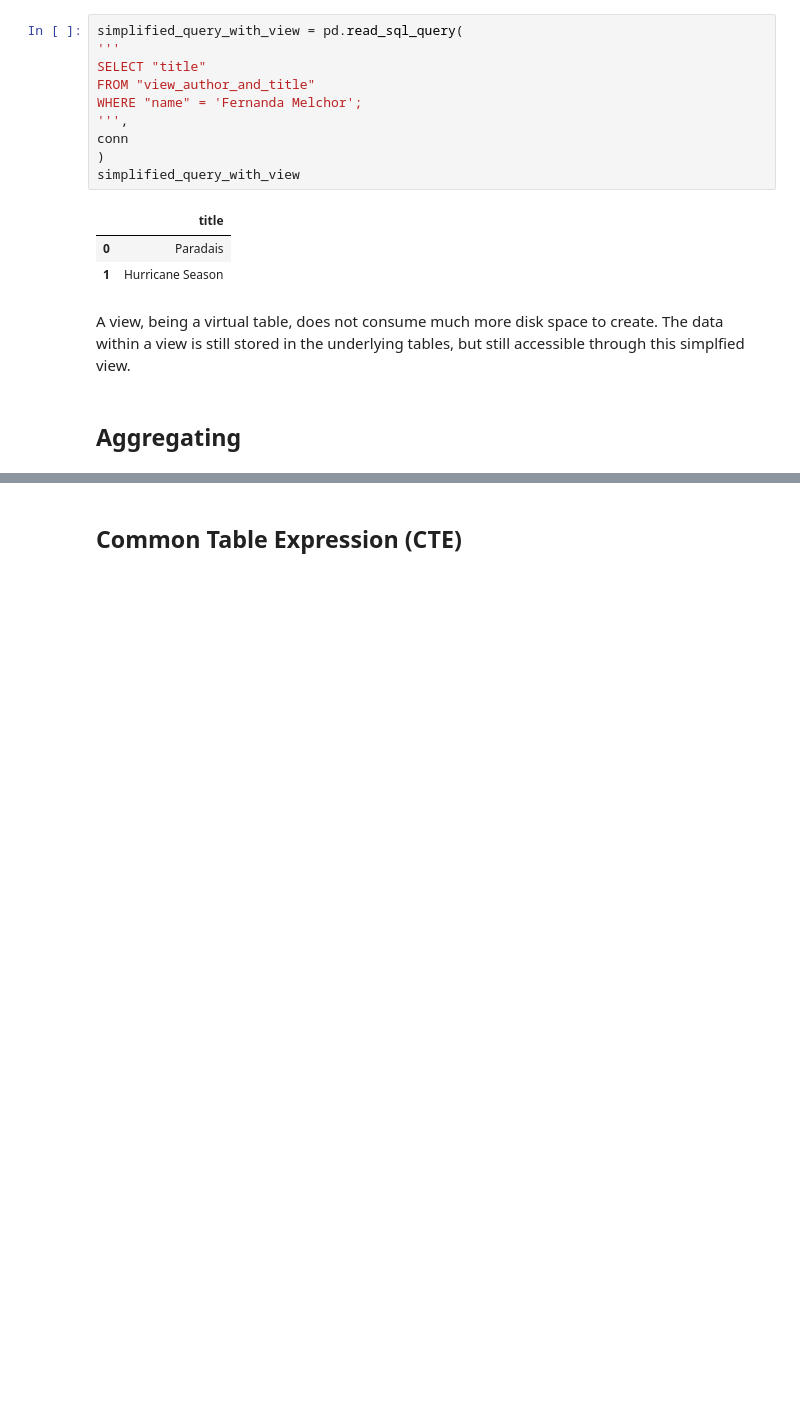
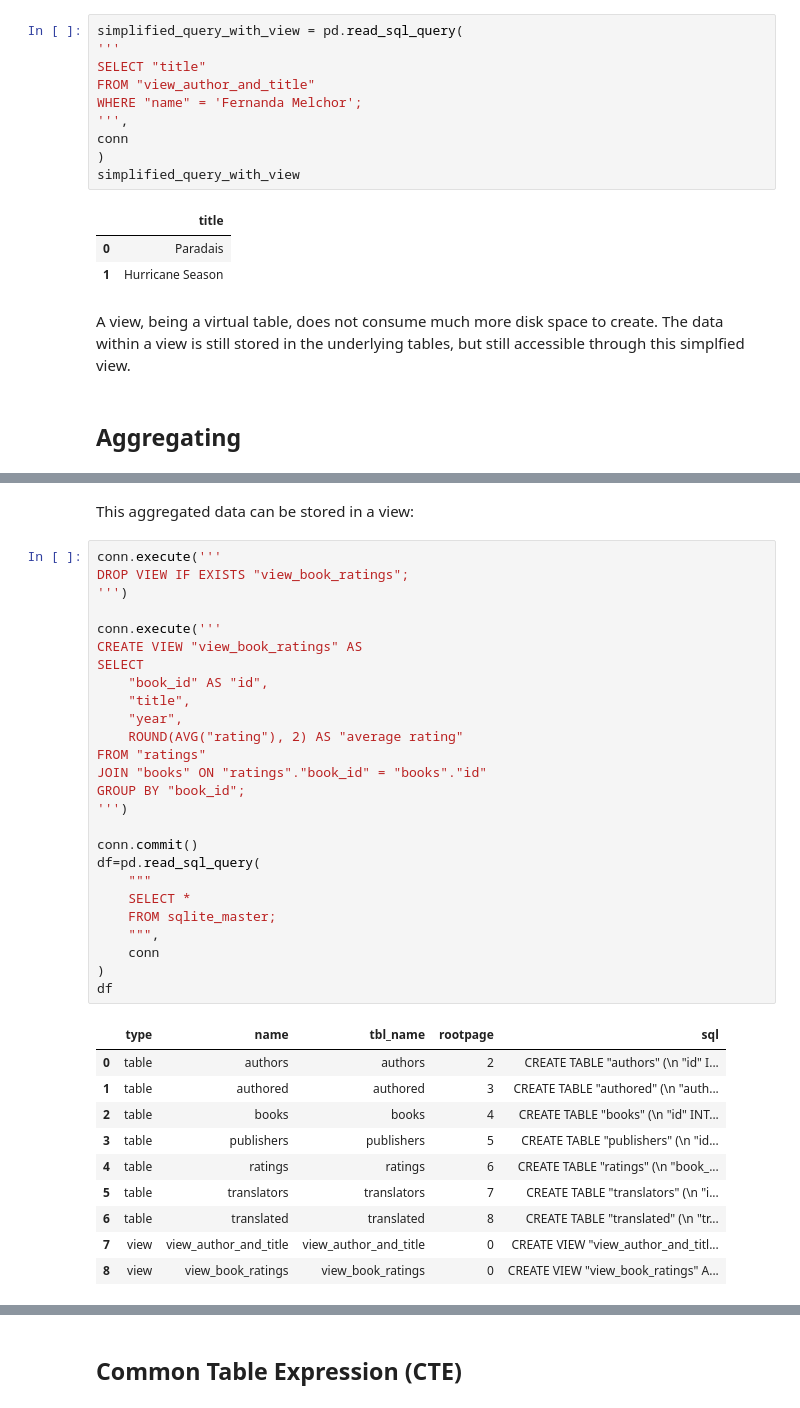
Before and after one commit to engineer-nicolas/cs50sql, a Jupyter notebook: lecture_4_Viewing/lecture_4.ipynb, the cells around one changed output, grey strips where cells are left out. Saved outputs shown, nothing was run; the diff lists cells and outputs as text; blank space fills up the shorter version.

```diff
--- a/lecture_4_Viewing/lecture_4.ipynb
+++ b/lecture_4_Viewing/lecture_4.ipynb
@@ -173,0 +232,39 @@ A view, being a virtual table, does not consume much more disk space to create.
+# %% [markdown]
+This aggregated data can be stored in a view:
+# %%
+conn.execute('''
+DROP VIEW IF EXISTS "view_book_ratings";
+''')
+
+conn.execute('''
+CREATE VIEW "view_book_ratings" AS
+SELECT
+    "book_id" AS "id",
+    "title",
+    "year",
+    ROUND(AVG("rating"), 2) AS "average rating"
+FROM "ratings"
+JOIN "books" ON "ratings"."book_id" = "books"."id"
+GROUP BY "book_id";
+''')
+
+conn.commit()
+df=pd.read_sql_query(
+    """
+    SELECT *
+    FROM sqlite_master;
+    """,
+    conn
+)
+df
+# %% [output]
+|  | type | name | tbl_name | rootpage | sql |
+| 0 | table | authors | authors | 2 | CREATE TABLE "authors" (\n "id" I... |
+| 1 | table | authored | authored | 3 | CREATE TABLE "authored" (\n "auth... |
+| 2 | table | books | books | 4 | CREATE TABLE "books" (\n "id" INT... |
+| 3 | table | publishers | publishers | 5 | CREATE TABLE "publishers" (\n "id... |
+| 4 | table | ratings | ratings | 6 | CREATE TABLE "ratings" (\n "book_... |
+| 5 | table | translators | translators | 7 | CREATE TABLE "translators" (\n "i... |
+| 6 | table | translated | translated | 8 | CREATE TABLE "translated" (\n "tr... |
+| 7 | view | view_author_and_title | view_author_and_title | 0 | CREATE VIEW "view_author_and_titl... |
+| 8 | view | view_book_ratings | view_book_ratings | 0 | CREATE VIEW "view_book_ratings" A... |
```
Also changed, not shown: parts of 15 cells of this notebook.
